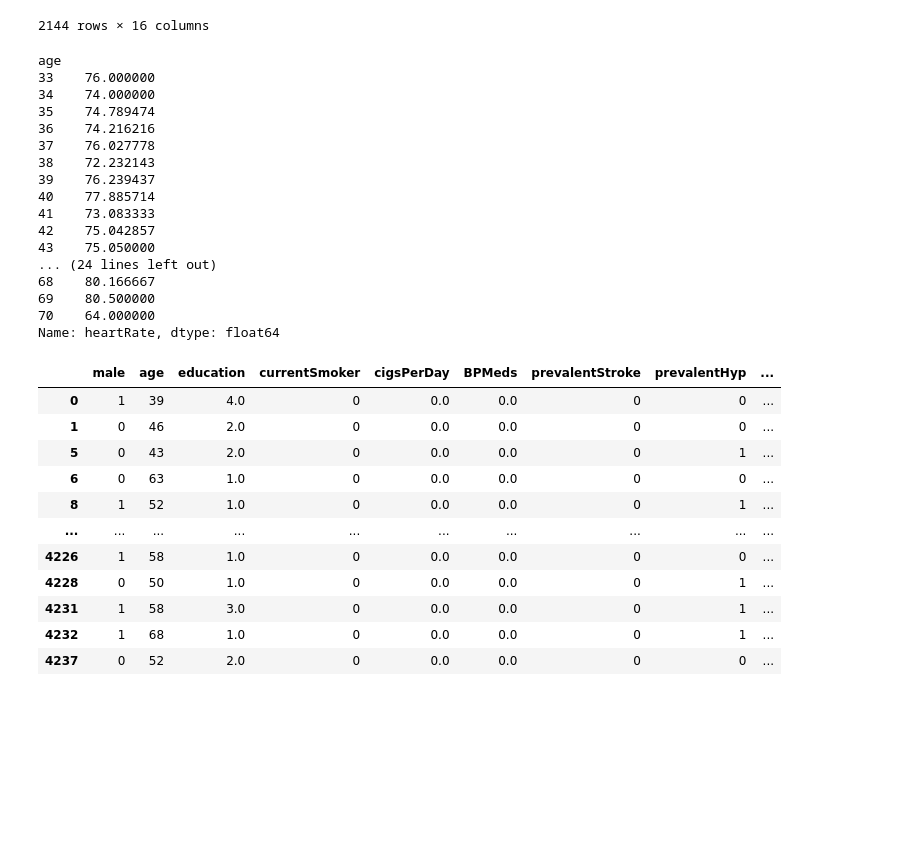
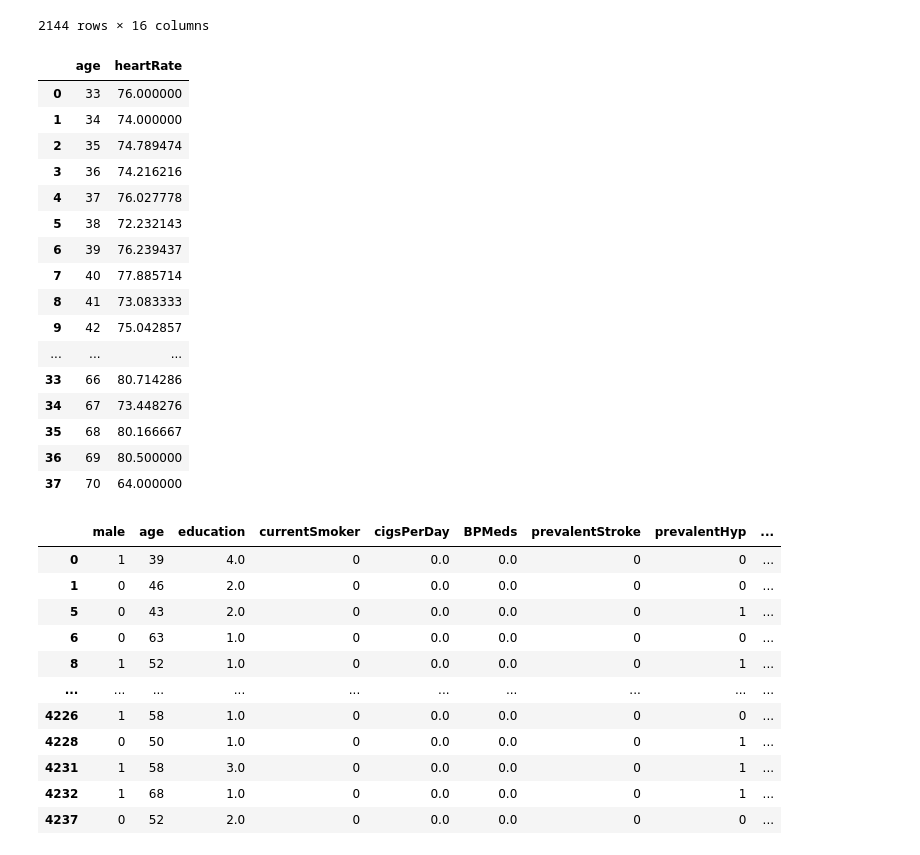
Before and after one commit to VaibhavBagaria/Heart-Wellness-Graph, a Jupyter notebook: C194-project-student.ipynb, the cells around one changed output. Saved outputs shown, nothing was run; the diff lists cells and outputs as text; code cells hidden in the pictures; blank space fills up the shorter version.

```diff
--- a/C194-project-student.ipynb
+++ b/C194-project-student.ipynb
@@ -47,26 +47,26 @@ nonsmoker
 | 4237 | 0 | 52 | 2.0 | 0 | 0.0 | 0.0 | 0 | 0 | ... |
 2144 rows × 16 columns
 # %%
-groupby_nonsmoker=nonsmoker.groupby('age')['heartRate'].mean()
+groupby_nonsmoker=nonsmoker.groupby('age')['heartRate'].mean().reset_index()
 groupby_nonsmoker
 # %% [output]
-age
-33    76.000000
-34    74.000000
-35    74.789474
-36    74.216216
-37    76.027778
-38    72.232143
-39    76.239437
-40    77.885714
-41    73.083333
-42    75.042857
-43    75.050000
-... (24 lines left out)
-68    80.166667
-69    80.500000
-70    64.000000
-Name: heartRate, dtype: float64
+|  | age | heartRate |
+| 0 | 33 | 76.000000 |
+| 1 | 34 | 74.000000 |
+| 2 | 35 | 74.789474 |
+| 3 | 36 | 74.216216 |
+| 4 | 37 | 76.027778 |
+| 5 | 38 | 72.232143 |
+| 6 | 39 | 76.239437 |
+| 7 | 40 | 77.885714 |
+| 8 | 41 | 73.083333 |
+| 9 | 42 | 75.042857 |
+| ... | ... | ... |
+| 33 | 66 | 80.714286 |
+| 34 | 67 | 73.448276 |
+| 35 | 68 | 80.166667 |
+| 36 | 69 | 80.500000 |
+| 37 | 70 | 64.000000 |
 # %%
 smoker=health.loc[health['currentSmoker'] == 0]
 smoker
```
Also changed, not shown: parts of 2 cells of this notebook.
